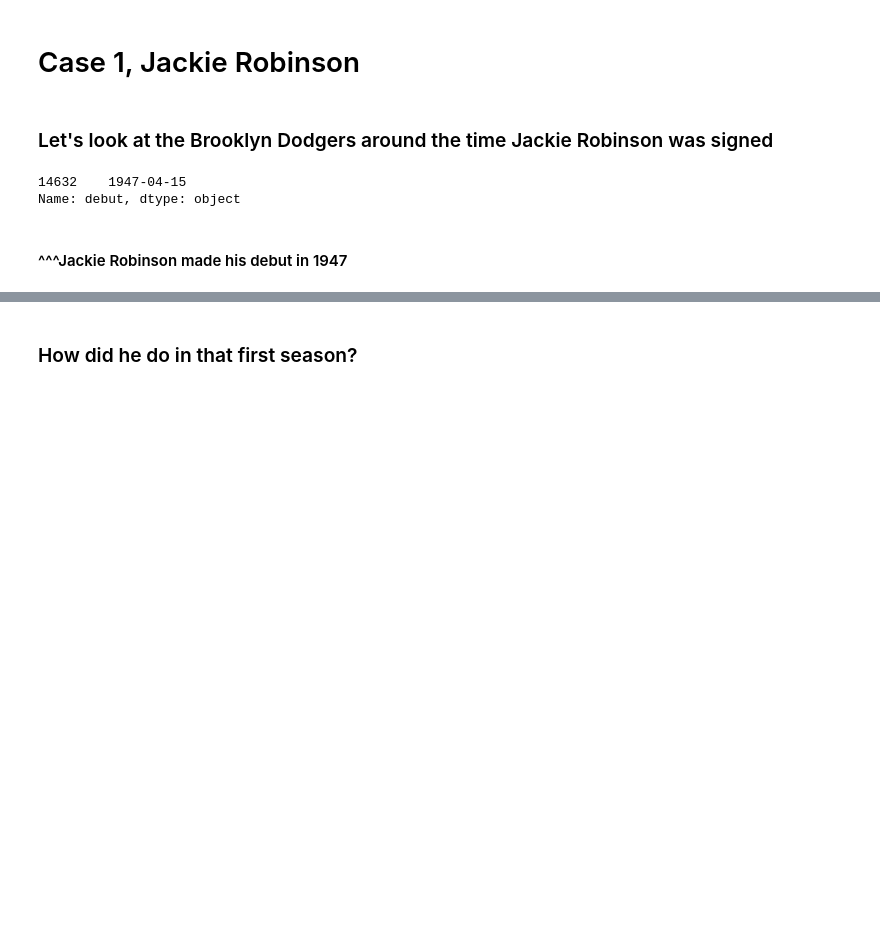
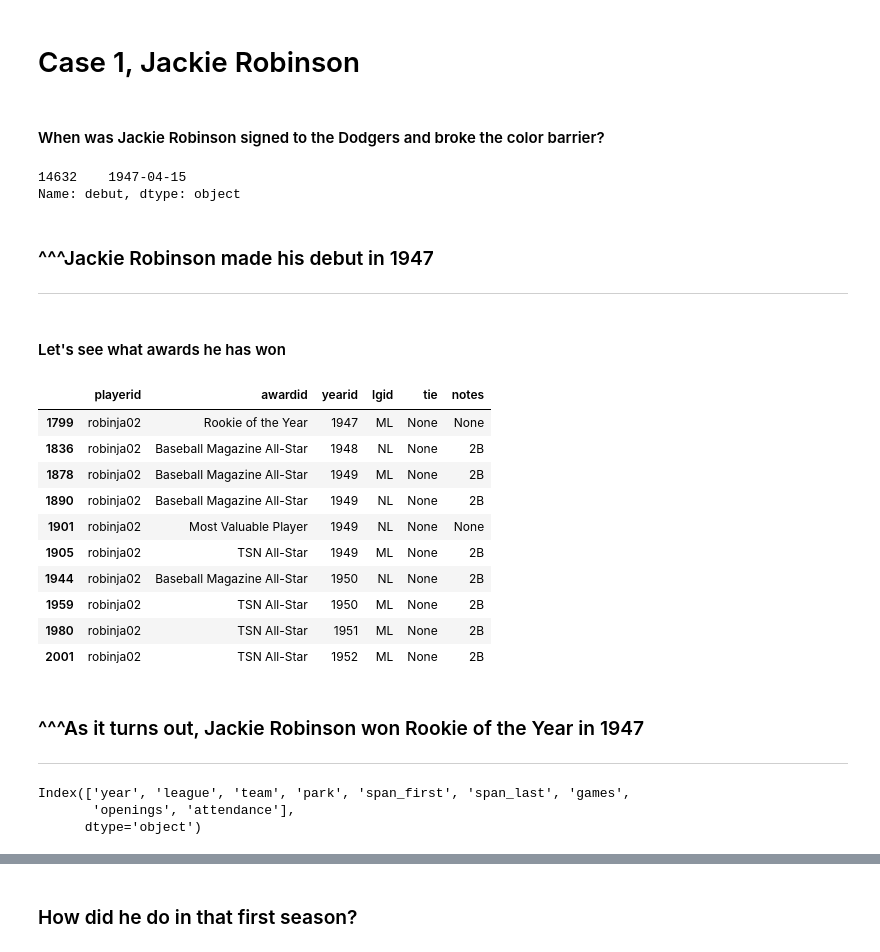
Before and after one commit to mwbarnesy/capstone, a Jupyter notebook: notebooks/lahman-mwb.ipynb, the cells around one changed output, grey strips where cells are left out. Drawn from its saved outputs; the diff is of its cells as text; code cells hidden in the pictures; blank space fills up the shorter version.

```diff
--- a/notebooks/lahman-mwb.ipynb
+++ b/notebooks/lahman-mwb.ipynb
@@ -31,6 +31,7 @@ teams_sql = "SELECT * FROM teams;"
 batting_sql = "SELECT * FROM batting;"
 fielding_sql = "SELECT * FROM fielding;"
 pitching_sql = "SELECT * FROM pitching;"
+awards_sql = "SELECT * FROM awardsplayers;"
 # %%
 people_df = pd.read_sql(people_sql, con=engine)
 salaries_df = pd.read_sql(salaries_sql, con=engine)
@@ -40,14 +41,41 @@ teams_df = pd.read_sql(teams_sql, con=engine)
 batting_df = pd.read_sql(batting_sql, con=engine)
 fielding_df = pd.read_sql(fielding_sql, con=engine)
 pitching_df = pd.read_sql(pitching_sql, con=engine)
+awardsplayers_df = pd.read_sql(awards_sql, con=engine)
 # %% [markdown]
 # Case 1, Jackie Robinson
-# %% [markdown]
-### Let's look at the Brooklyn Dodgers around the time Jackie Robinson was signed
+# %% [markdown]
+#### When was Jackie Robinson signed to the Dodgers and broke the color barrier?
 # %%
 people_df['debut'][people_df['playerid'] == 'robinja02']
 # %% [output]
 14632    1947-04-15
 Name: debut, dtype: object
 # %% [markdown]
-#### ^^^Jackie Robinson made his debut in 1947
+### ^^^Jackie Robinson made his debut in 1947
+---
+# %% [markdown]
+#### Let's see what awards he has won
+# %%
+awardsplayers_df[awardsplayers_df['playerid'] == 'robinja02']
+# %% [output]
+|  | playerid | awardid | yearid | lgid | tie | notes |
+| 1799 | robinja02 | Rookie of the Year | 1947 | ML | None | None |
+| 1836 | robinja02 | Baseball Magazine All-Star | 1948 | NL | None | 2B |
+| 1878 | robinja02 | Baseball Magazine All-Star | 1949 | ML | None | 2B |
+| 1890 | robinja02 | Baseball Magazine All-Star | 1949 | NL | None | 2B |
+| 1901 | robinja02 | Most Valuable Player | 1949 | NL | None | None |
+| 1905 | robinja02 | TSN All-Star | 1949 | ML | None | 2B |
+| 1944 | robinja02 | Baseball Magazine All-Star | 1950 | NL | None | 2B |
+| 1959 | robinja02 | TSN All-Star | 1950 | ML | None | 2B |
+| 1980 | robinja02 | TSN All-Star | 1951 | ML | None | 2B |
+| 2001 | robinja02 | TSN All-Star | 1952 | ML | None | 2B |
+# %% [markdown]
+### ^^^As it turns out, Jackie Robinson won Rookie of the Year in 1947
+---
+# %%
+homegames_df.columns
+# %% [output]
+Index(['year', 'league', 'team', 'park', 'span_first', 'span_last', 'games',
+       'openings', 'attendance'],
+      dtype='object')
```
Also changed, not shown: parts of 13 cells of this notebook.
